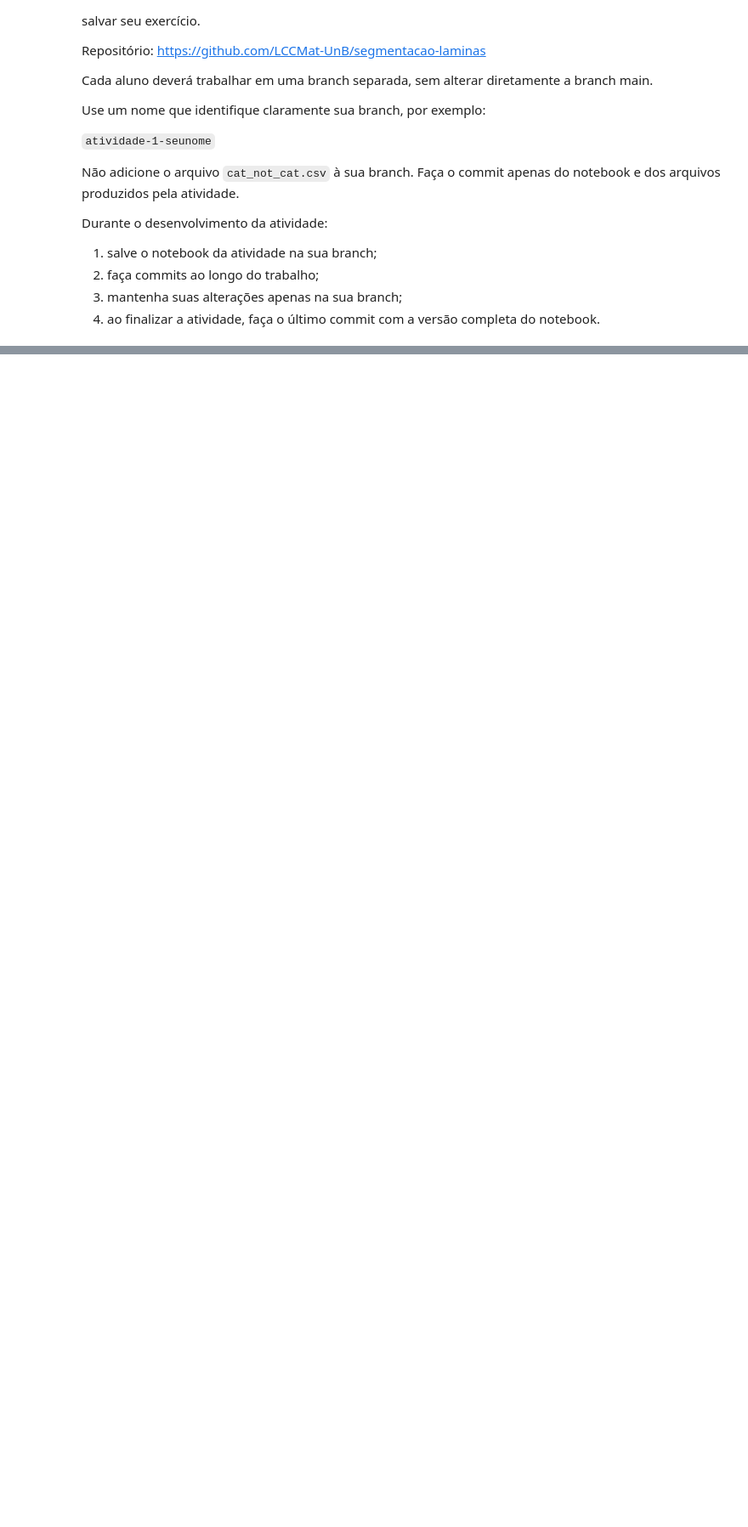
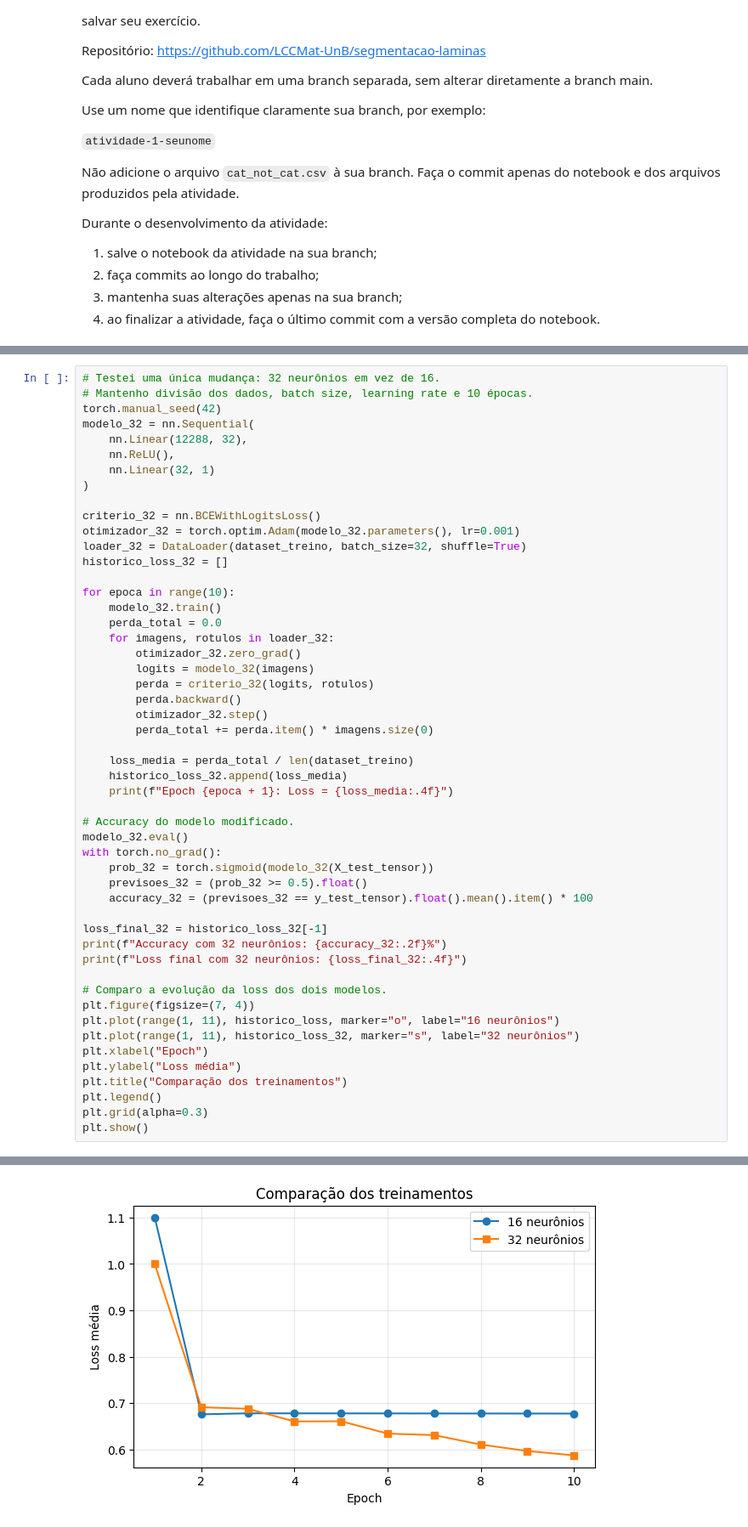
Before and after one commit to LCCMat-UnB/segmentacao-laminas, a Jupyter notebook: atividade_1_cat_not_cat_williamjota.ipynb, the cells around one changed output, grey strips where cells are left out. Shown at 85% size. Drawn from its saved outputs; the diff is of its cells as text; blank space fills up the shorter version.

```diff
--- a/atividade_1_cat_not_cat_williamjota.ipynb
+++ b/atividade_1_cat_not_cat_williamjota.ipynb
@@ -503,0 +452,52 @@ Falsos Positivos                        0           19
+# %%
+# Testei uma única mudança: 32 neurônios em vez de 16.
+# Mantenho divisão dos dados, batch size, learning rate e 10 épocas.
+torch.manual_seed(42)
+modelo_32 = nn.Sequential(
+    nn.Linear(12288, 32),
+    nn.ReLU(),
+    nn.Linear(32, 1)
+)
+
+criterio_32 = nn.BCEWithLogitsLoss()
+otimizador_32 = torch.optim.Adam(modelo_32.parameters(), lr=0.001)
+loader_32 = DataLoader(dataset_treino, batch_size=32, shuffle=True)
+historico_loss_32 = []
+
+for epoca in range(10):
+    modelo_32.train()
+    perda_total = 0.0
+    for imagens, rotulos in loader_32:
+        otimizador_32.zero_grad()
+        logits = modelo_32(imagens)
+        perda = criterio_32(logits, rotulos)
+        perda.backward()
+        otimizador_32.step()
+        perda_total += perda.item() * imagens.size(0)
+
+    loss_media = perda_total / len(dataset_treino)
+    historico_loss_32.append(loss_media)
+    print(f"Epoch {epoca + 1}: Loss = {loss_media:.4f}")
+
+# Accuracy do modelo modificado.
+modelo_32.eval()
+with torch.no_grad():
+    prob_32 = torch.sigmoid(modelo_32(X_test_tensor))
+    previsoes_32 = (prob_32 >= 0.5).float()
+    accuracy_32 = (previsoes_32 == y_test_tensor).float().mean().item() * 100
+
+loss_final_32 = historico_loss_32[-1]
+print(f"Accuracy com 32 neurônios: {accuracy_32:.2f}%")
+print(f"Loss final com 32 neurônios: {loss_final_32:.4f}")
+
+# Comparo a evolução da loss dos dois modelos.
+plt.figure(figsize=(7, 4))
+plt.plot(range(1, 11), historico_loss, marker="o", label="16 neurônios")
+plt.plot(range(1, 11), historico_loss_32, marker="s", label="32 neurônios")
+plt.xlabel("Epoch")
+plt.ylabel("Loss média")
+plt.title("Comparação dos treinamentos")
+plt.legend()
+plt.grid(alpha=0.3)
+plt.show()
+# %% [output]
@@ -503,0 +516 @@ Falsos Positivos                        0           19
+[figure, added]
```
Also changed, not shown: parts of 54 cells of this notebook.
